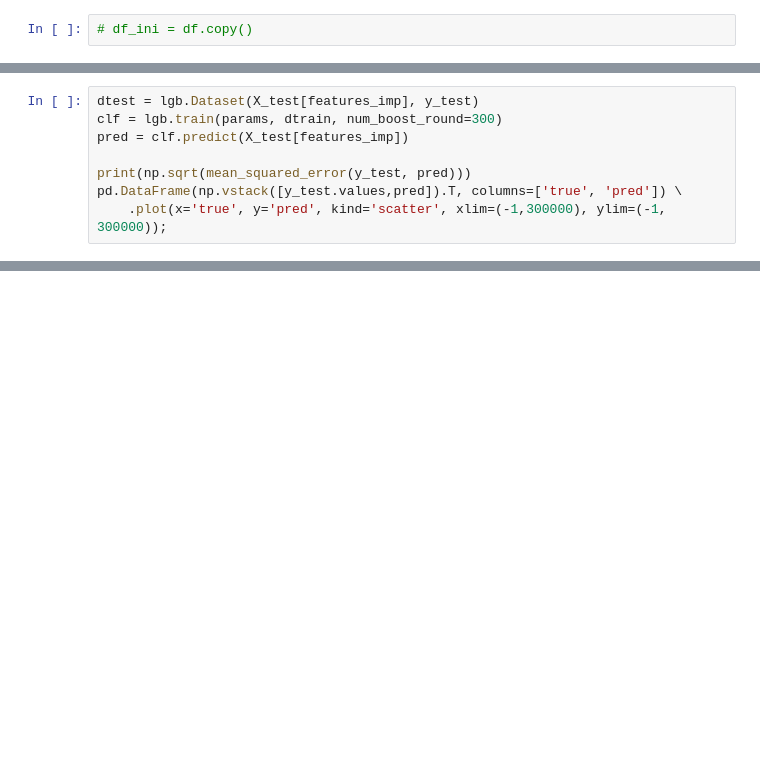
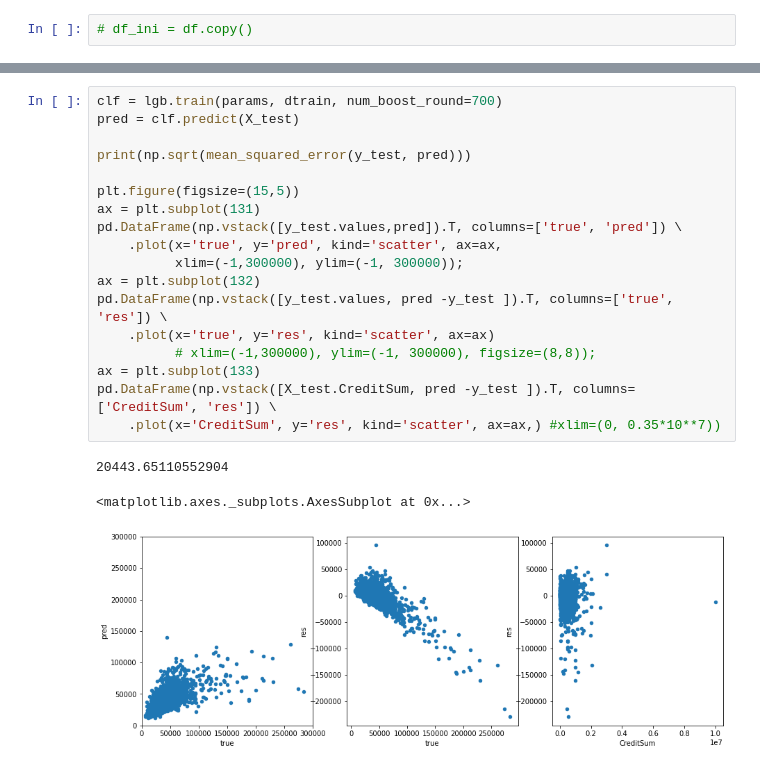
Before and after one commit to deClot/Hakaton_Superhero, a Jupyter notebook: 3.ipynb, the cells around one changed output, grey strips where cells are left out. Cells and saved outputs as stored; diff of their text form; blank space fills up the shorter version.

```diff
--- a/3.ipynb
+++ b/3.ipynb
@@ -433,8 +229,0 @@ pd.Series(res['l2-mean']).plot();
-# %%
-dtest = lgb.Dataset(X_test[features_imp], y_test)
-clf = lgb.train(params, dtrain, num_boost_round=300)
-pred = clf.predict(X_test[features_imp])
-
-print(np.sqrt(mean_squared_error(y_test, pred)))
-pd.DataFrame(np.vstack([y_test.values,pred]).T, columns=['true', 'pred']) \
-    .plot(x='true', y='pred', kind='scatter', xlim=(-1,300000), ylim=(-1, 300000));
@@ -443,0 +413,22 @@ pd.DataFrame(np.vstack([y_test.values,pred]).T, columns=['true', 'pred']) \
+# %%
+clf = lgb.train(params, dtrain, num_boost_round=700)
+pred = clf.predict(X_test)
+
+print(np.sqrt(mean_squared_error(y_test, pred)))
+
+plt.figure(figsize=(15,5))
+ax = plt.subplot(131)
+pd.DataFrame(np.vstack([y_test.values,pred]).T, columns=['true', 'pred']) \
+    .plot(x='true', y='pred', kind='scatter', ax=ax,
+          xlim=(-1,300000), ylim=(-1, 300000));
+ax = plt.subplot(132)
+pd.DataFrame(np.vstack([y_test.values, pred -y_test ]).T, columns=['true', 'res']) \
+    .plot(x='true', y='res', kind='scatter', ax=ax)
+          # xlim=(-1,300000), ylim=(-1, 300000), figsize=(8,8));
+ax = plt.subplot(133)
+pd.DataFrame(np.vstack([X_test.CreditSum, pred -y_test ]).T, columns=['CreditSum', 'res']) \
+    .plot(x='CreditSum', y='res', kind='scatter', ax=ax,) #xlim=(0, 0.35*10**7))
+# %% [output]
+20443.65110552904
+<matplotlib.axes._subplots.AxesSubplot at 0x...>
+[figure, added]
```
Also changed, not shown: parts of 56 cells of this notebook.
